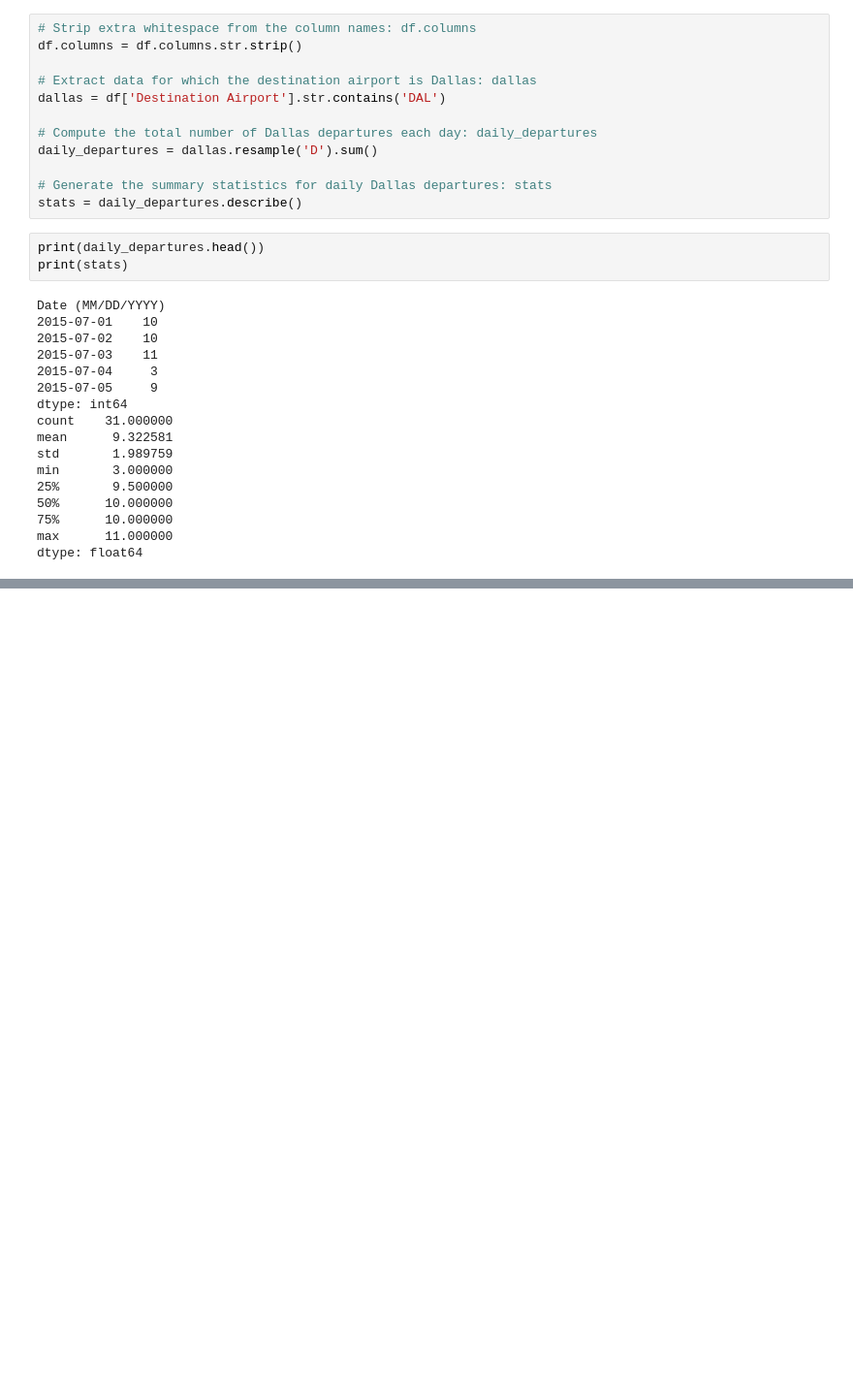
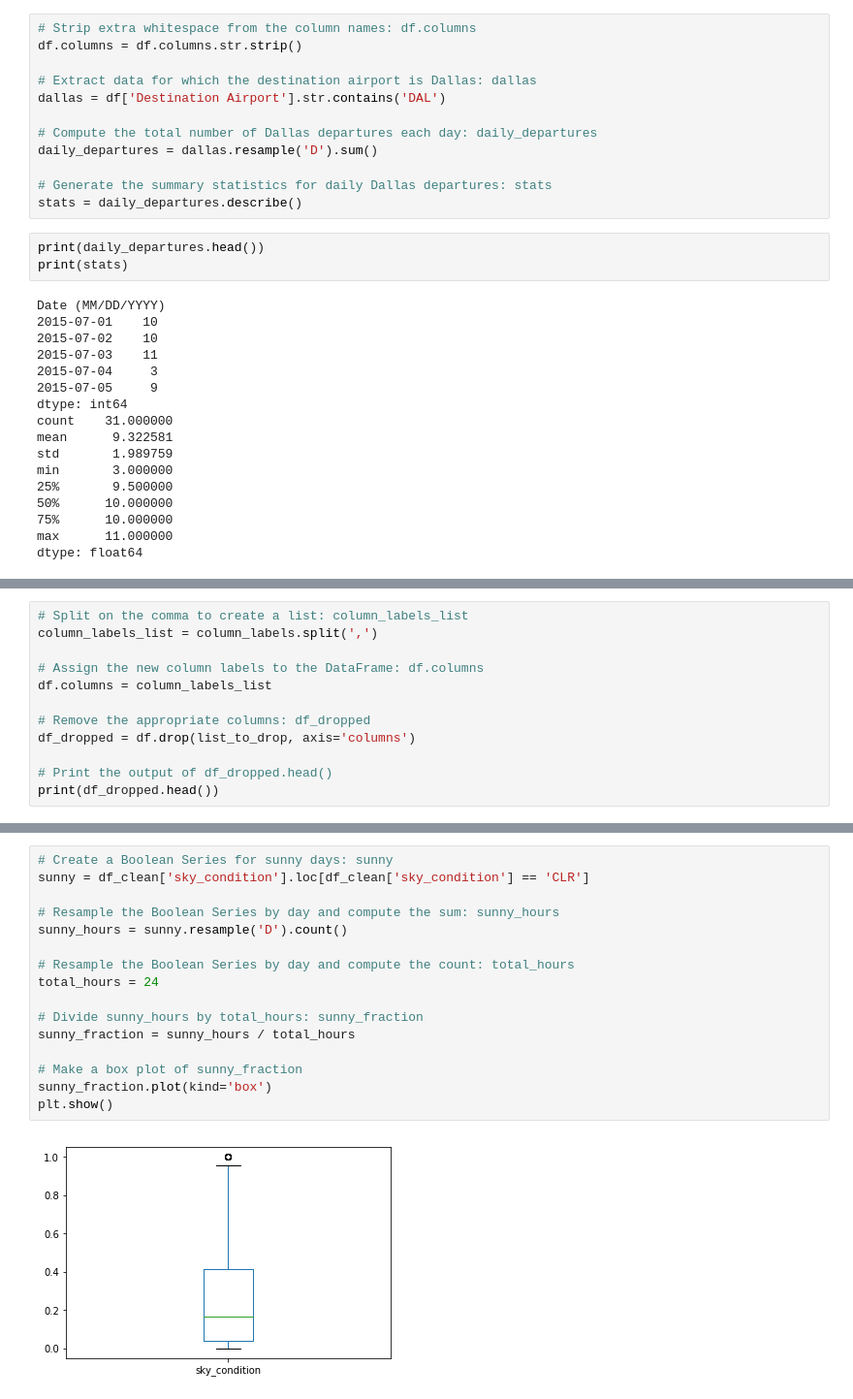
Before and after one commit to cschellenberger/Data-Science-Learning, a Jupyter notebook: pandas-Foundations.ipynb, the cells around one changed output, grey strips where cells are left out. Shown at 97% size. Drawn from its saved outputs; the diff is of its cells as text; blank space fills up the shorter version.

```diff
--- a/pandas-Foundations.ipynb
+++ b/pandas-Foundations.ipynb
@@ -915,0 +1059,12 @@ dtype: float64
+# %%
+# Split on the comma to create a list: column_labels_list
+column_labels_list = column_labels.split(',')
+
+# Assign the new column labels to the DataFrame: df.columns
+df.columns = column_labels_list
+
+# Remove the appropriate columns: df_dropped
+df_dropped = df.drop(list_to_drop, axis='columns')
+
+# Print the output of df_dropped.head()
+print(df_dropped.head())
@@ -915,0 +1244,18 @@ dtype: float64
+# %%
+# Create a Boolean Series for sunny days: sunny
+sunny = df_clean['sky_condition'].loc[df_clean['sky_condition'] == 'CLR']
+
+# Resample the Boolean Series by day and compute the sum: sunny_hours
+sunny_hours = sunny.resample('D').count()
+
+# Resample the Boolean Series by day and compute the count: total_hours
+total_hours = 24
+
+# Divide sunny_hours by total_hours: sunny_fraction
+sunny_fraction = sunny_hours / total_hours
+
+# Make a box plot of sunny_fraction
+sunny_fraction.plot(kind='box')
+plt.show()
+# %% [output]
+[figure, added]
```
Also changed, not shown: parts of 30 cells of this notebook, 2 other files.
